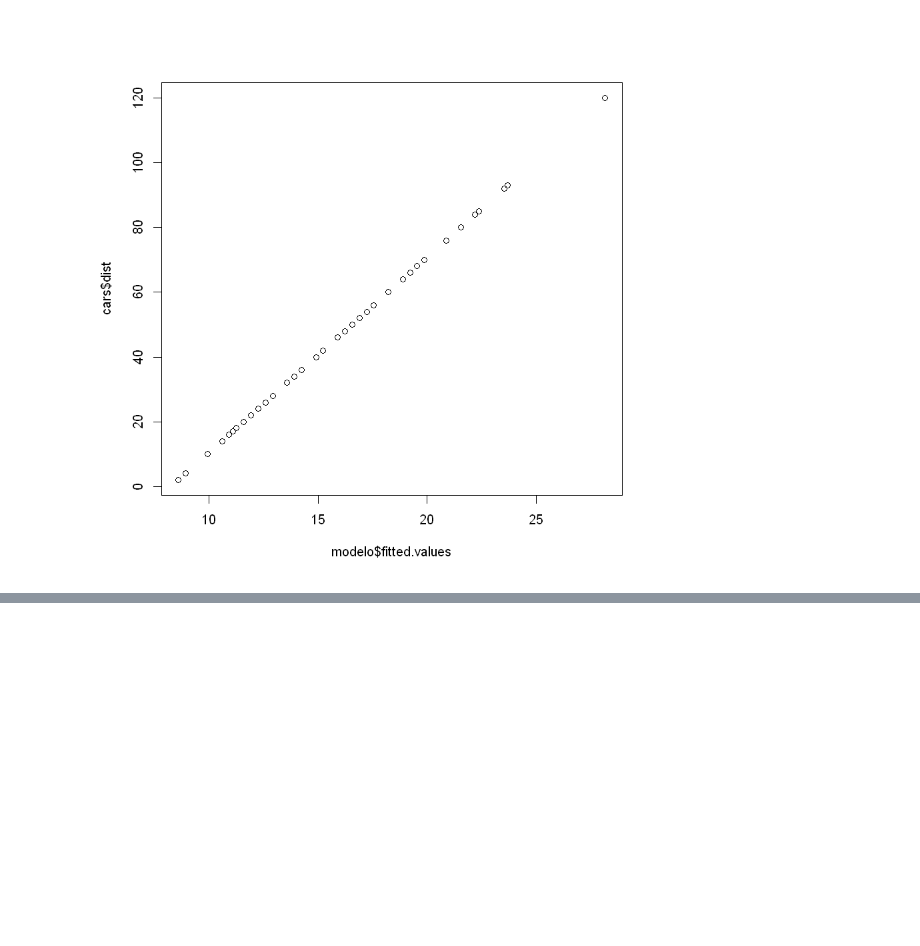
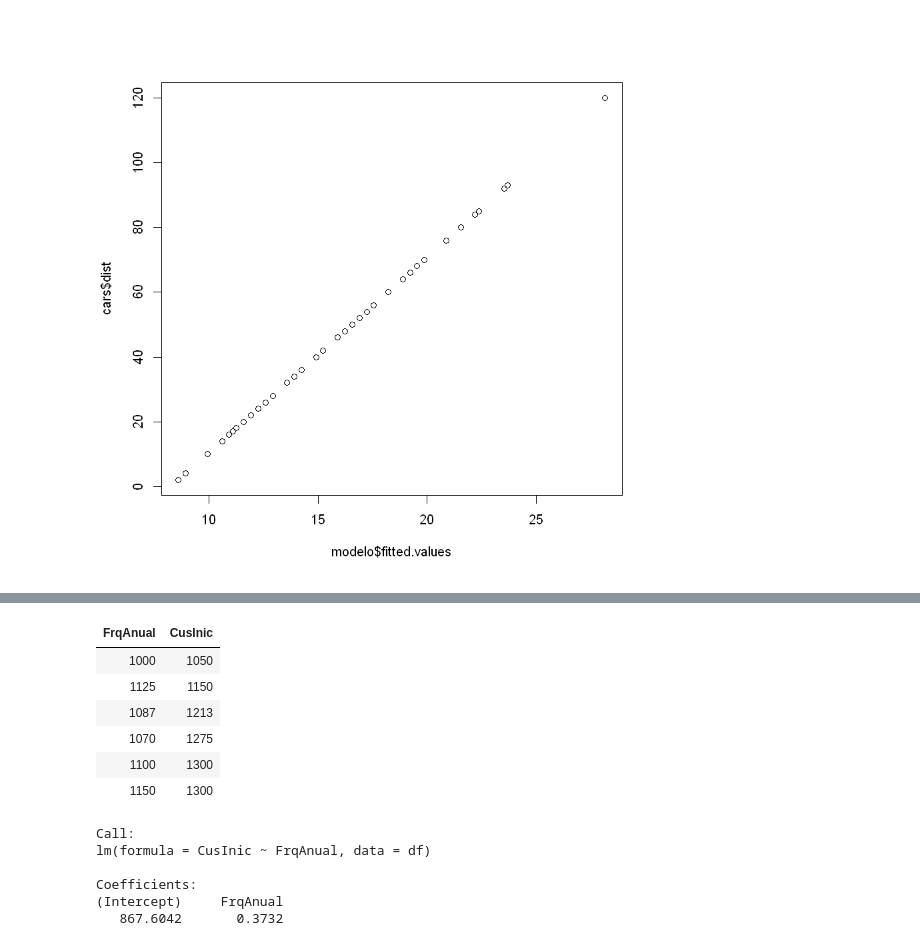
Before and after one commit to emariot/Estatistica_com_R_e_Python, a Jupyter notebook: R/Regressão Linear Simples.ipynb, the cells around one changed output, grey strips where cells are left out. Cells and saved outputs as stored; diff of their text form; code cells hidden in the pictures; blank space fills up the shorter version.

```diff
--- a/R/Regressão Linear Simples.ipynb
+++ b/R/Regressão Linear Simples.ipynb
@@ -167,0 +172,21 @@ plot(modelo$fitted.values, cars$dist)
+# %%
+df = read.csv("dataset/slr12.csv", sep=";")
+head(df)
+# %% [output]
+| FrqAnual | CusInic |
+| 1000 | 1050 |
+| 1125 | 1150 |
+| 1087 | 1213 |
+| 1070 | 1275 |
+| 1100 | 1300 |
+| 1150 | 1300 |
+# %%
+model = lm(CusInic ~ FrqAnual, data=df)
+model
+# %% [output]
+Call:
+lm(formula = CusInic ~ FrqAnual, data = df)
+
+Coefficients:
+(Intercept)     FrqAnual
+   867.6042       0.3732
```
Also changed, not shown: parts of 3 cells of this notebook.
